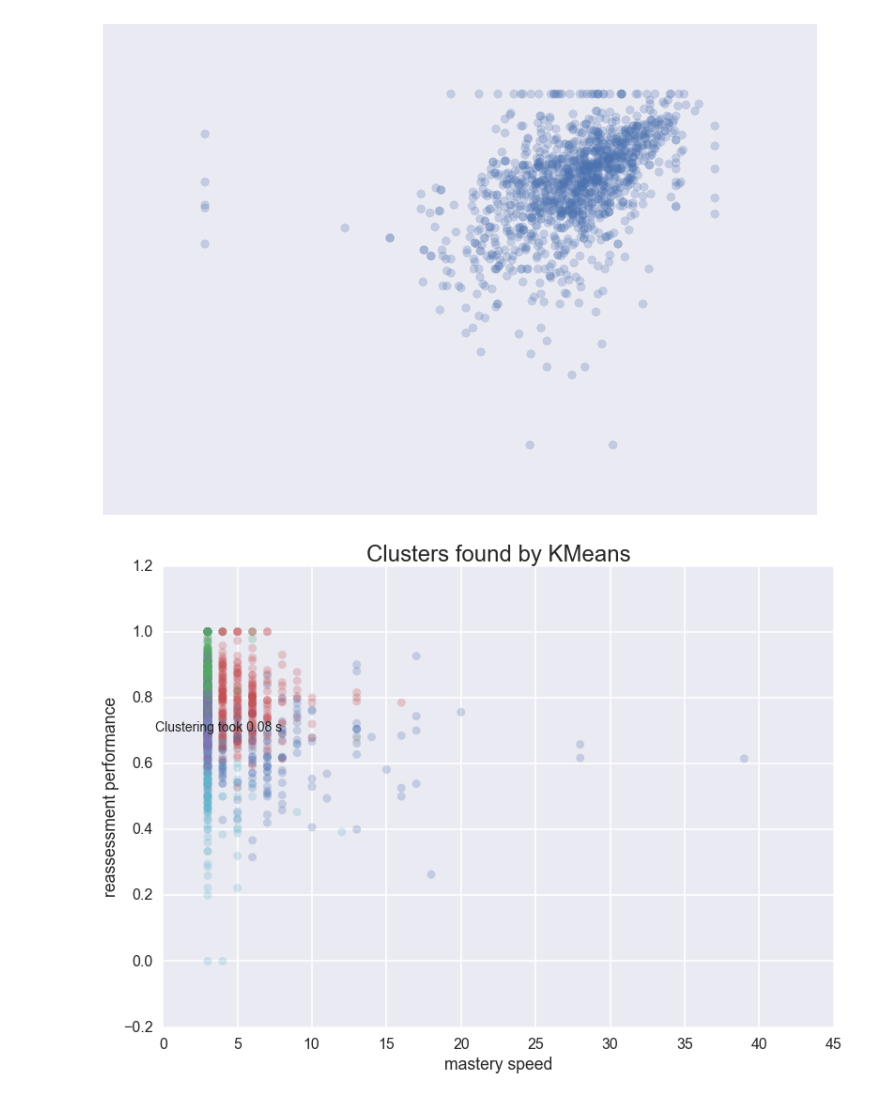
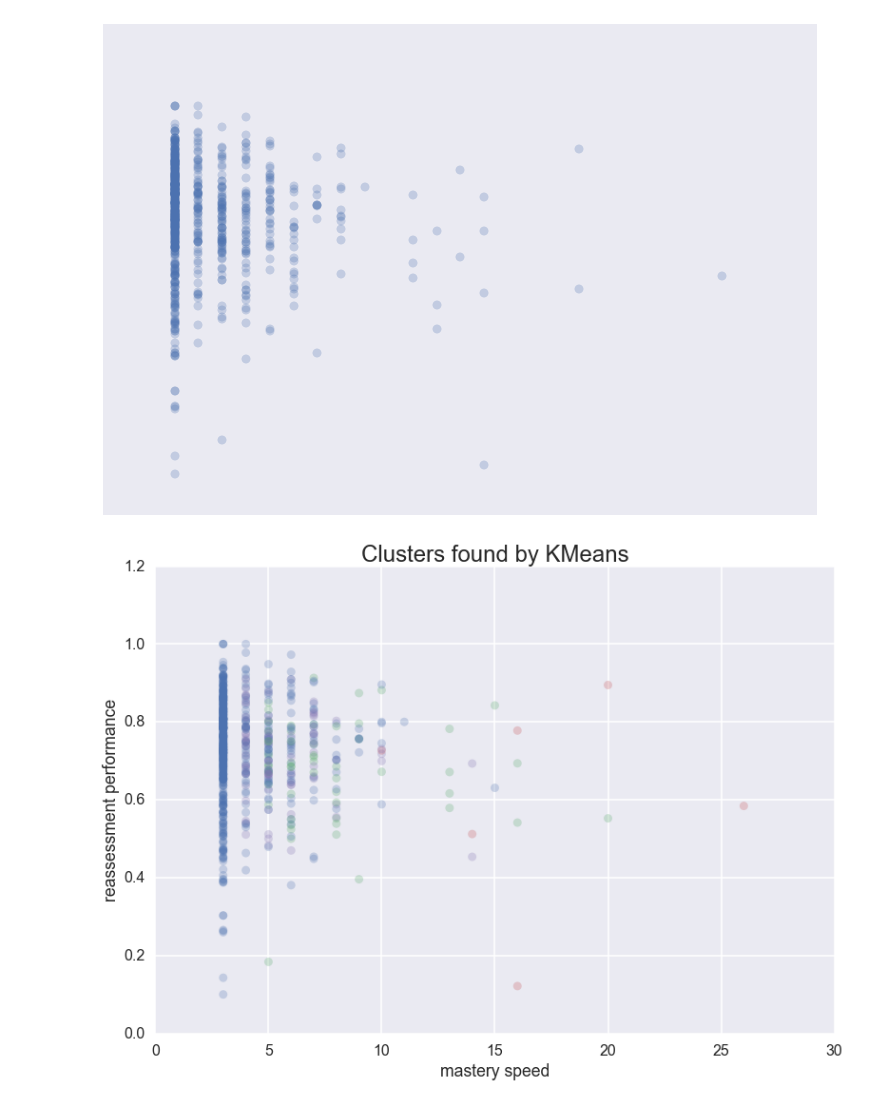
Before and after one commit to beardeer/playground, a Jupyter notebook: clustering.ipynb, the cells around one changed output. Drawn from its saved outputs; the diff is of its cells as text; code cells hidden in the pictures.

Commit message:
update input and output script

```diff
--- a/clustering.ipynb
+++ b/clustering.ipynb
@@ -11,8 +11,13 @@ sns.set_context('poster')
 sns.set_color_codes()
 plot_kwds = {'alpha' : 0.25, 's' : 80, 'linewidths':0}
 # %%
-plot_x, plot_y = 0, 4
+plot_x, plot_y = 0, 5
+n_clusters = 4
+# %%
+s_id = 31825
+input_path = r'local_data/cluster_%d.csv' % s_id
+input_file = open(input_path,'rb')
 # %%
-reader=csv.reader(open(r'local_data/arrs_with_feature.csv','rb'))
+reader=csv.reader(input_file)
 # %%
 data_array=list(reader)
@@ -19,12 +26,12 @@ data_array=list(reader)
 # %%
 data=np.array(data_array).astype('float')
 # %%
-plt.scatter(data.T[3], data.T[4], c='b', **plot_kwds)
+plt.scatter(data.T[plot_x], data.T[plot_y], c='b', **plot_kwds)
 frame = plt.gca()
 frame.axes.get_xaxis().set_visible(False)
 frame.axes.get_yaxis().set_visible(False)
 # %% [output]
-[figure, old version]
+[figure, new version]
 # %%
 def plot_clusters(data, all_data, algorithm, args, kwds):
     start_time = time.time()
@@ -43,5 +51,5 @@ def plot_clusters(data, all_data, algorithm, args, kwds):
 # %%
-plot_clusters(data[:,1:], data, cluster.KMeans, (), {'n_clusters':6})
+labels_k1 = plot_clusters(data[:,1:], data, cluster.KMeans, (), {'n_clusters':n_clusters})
 # %% [output]
-[figure, old version]
+[figure, new version]
 # %%
```
Also changed, not shown: parts of 11 cells of this notebook.
